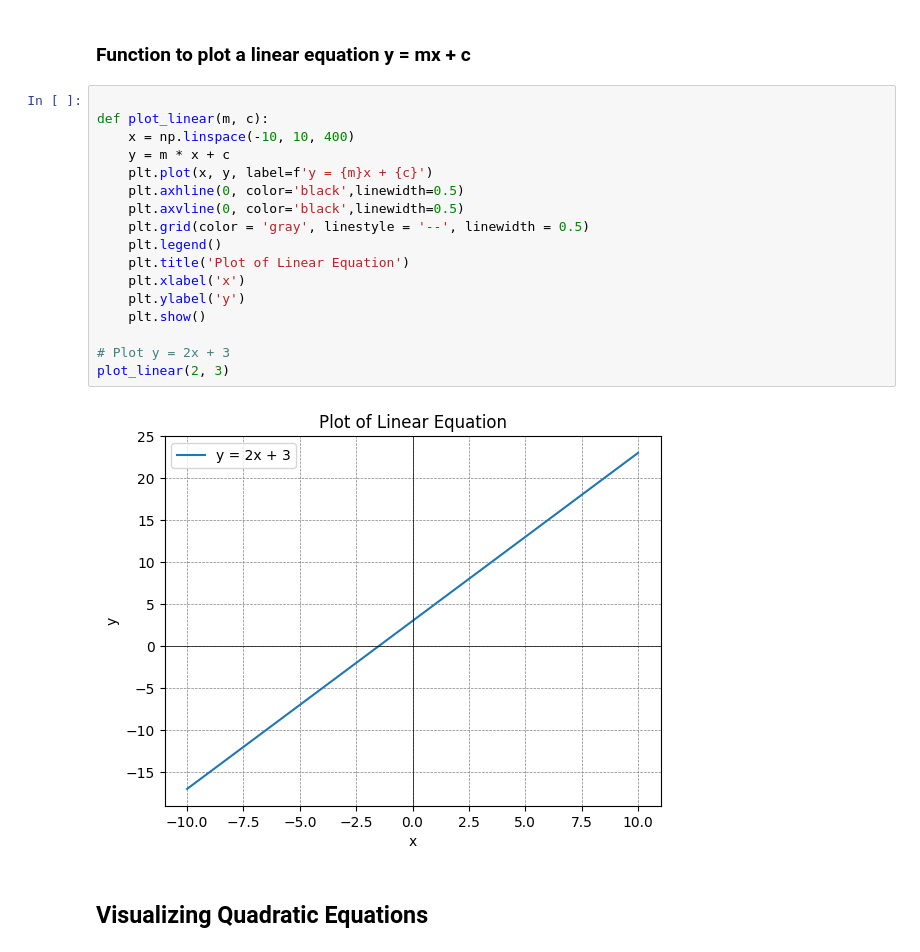
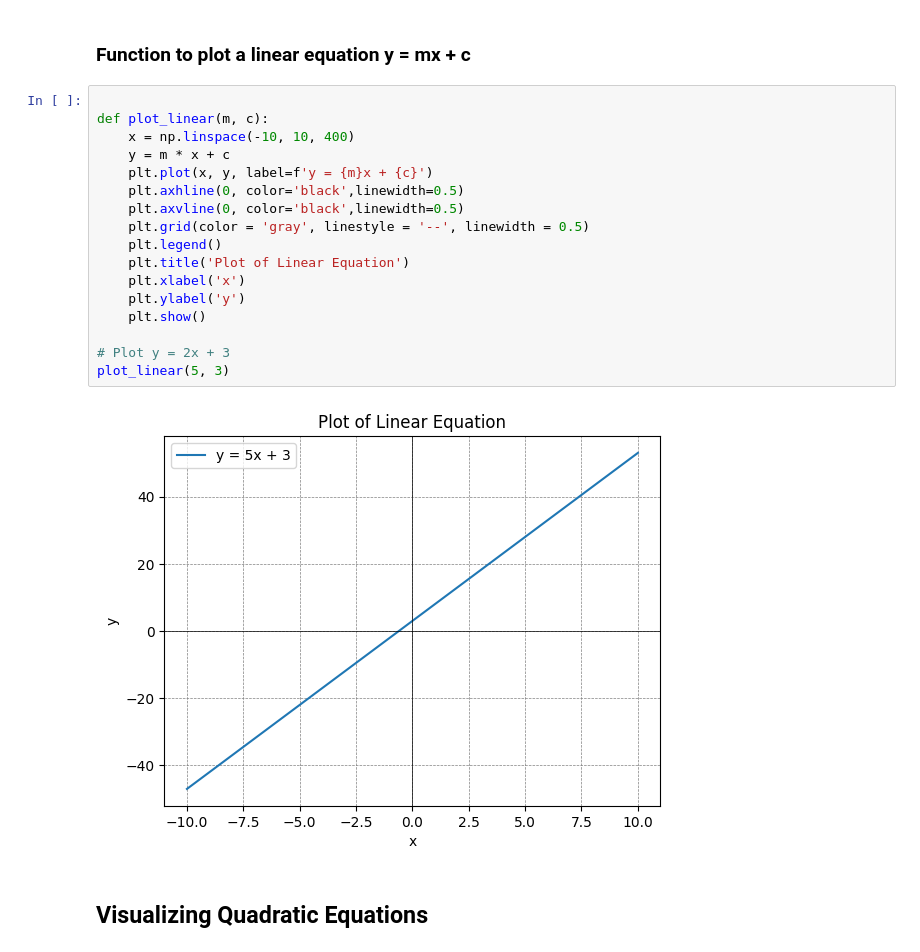
Before and after one commit to shaibachar/children, a Jupyter notebook: ex/ex2/agebra1.ipynb, the cells around one changed output. Cells and saved outputs as stored; diff of their text form.

```diff
--- a/ex/ex2/agebra1.ipynb
+++ b/ex/ex2/agebra1.ipynb
@@ -10,22 +10,22 @@ from ipywidgets import interact
 # %%
 
 def plot_linear(m, c):
     x = np.linspace(-10, 10, 400)
     y = m * x + c
     plt.plot(x, y, label=f'y = {m}x + {c}')
     plt.axhline(0, color='black',linewidth=0.5)
     plt.axvline(0, color='black',linewidth=0.5)
     plt.grid(color = 'gray', linestyle = '--', linewidth = 0.5)
     plt.legend()
     plt.title('Plot of Linear Equation')
     plt.xlabel('x')
     plt.ylabel('y')
     plt.show()
 
 # Plot y = 2x + 3
-plot_linear(2, 3)
+plot_linear(5, 3)
 # %% [output]
-[figure, old version]
+[figure, new version]
 # %% [markdown]
 ## Visualizing Quadratic Equations
 # %% [markdown]
```
Also changed, not shown: parts of 2 cells of this notebook, 8 other files.
